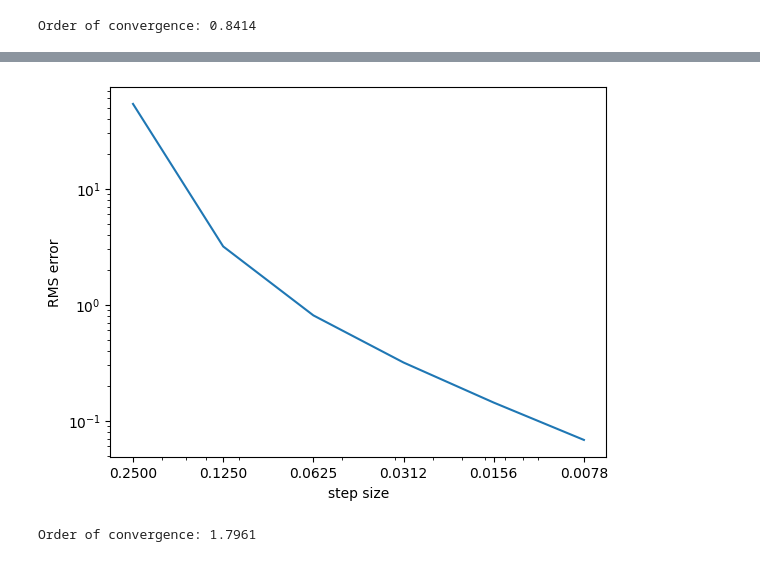
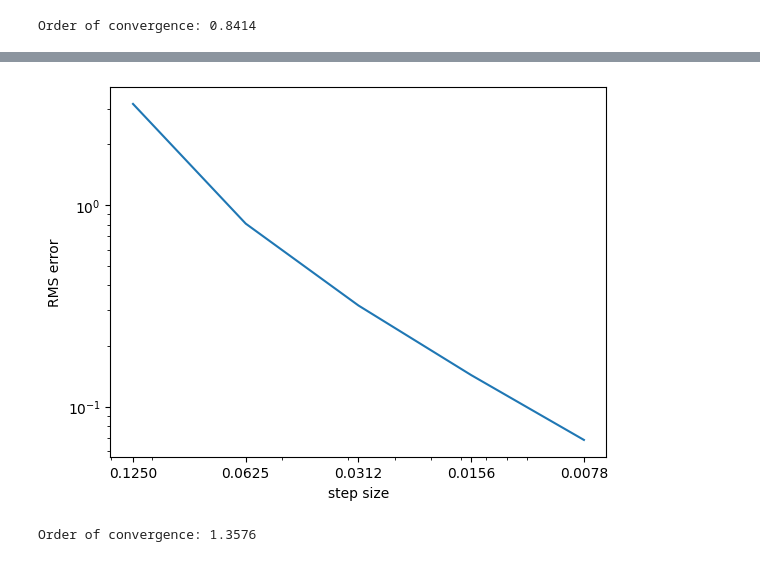
Before and after one commit to andyElking/diffrax_STLA, a Jupyter notebook: order_experiments.ipynb, the cells around one changed output, grey strips where cells are left out. Cells and saved outputs as stored; diff of their text form; code cells hidden in the pictures.

```diff
--- a/order_experiments.ipynb
+++ b/order_experiments.ipynb
@@ -205,5 +205,5 @@ Order of convergence: 2.4263
-# %%
-draw_order(hs1[2:], errs_sea_hosc[2:])
-# %% [output]
-[figure, removed]
-Order of convergence: 1.7961
+# %%
+draw_order(hs1[3:], errs_sea_hosc[3:])
+# %% [output]
+[figure, added]
+Order of convergence: 1.3576
```
Also changed, not shown: parts of 1 cell of this notebook, 1 other file.
